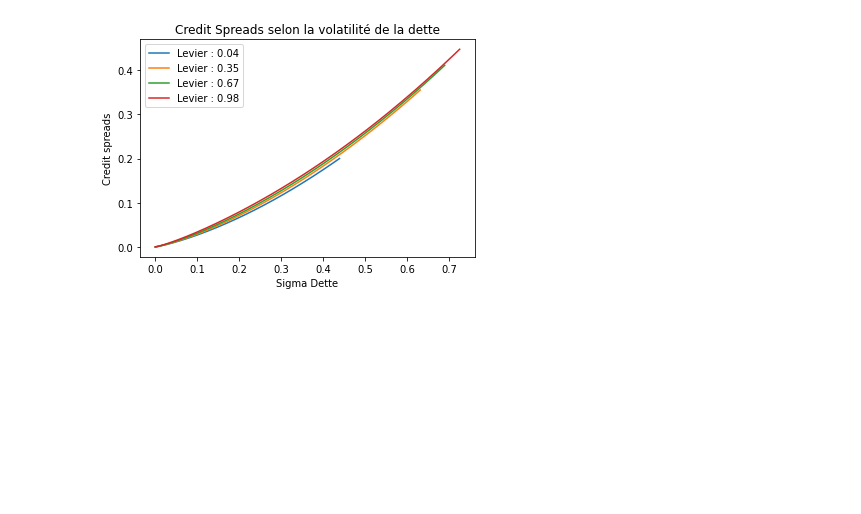
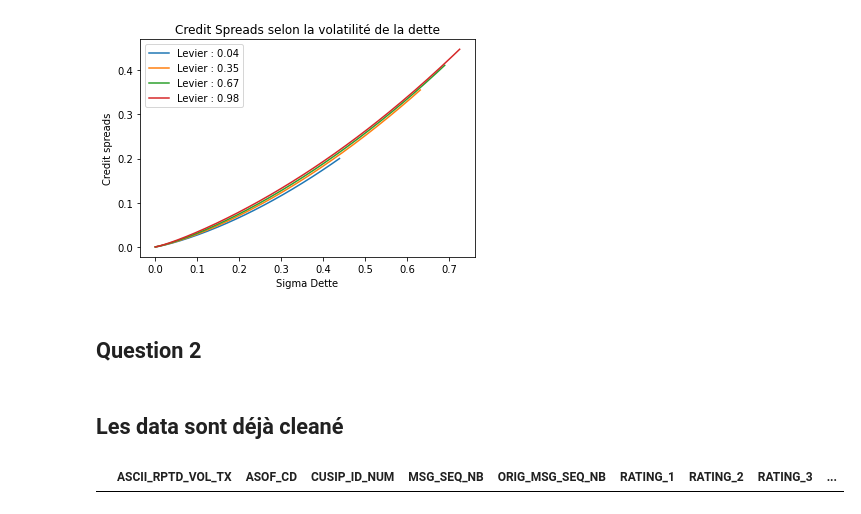
Before and after one commit to Damnsky100/Fixed-Income, a Jupyter notebook: TP/temp.ipynb, the cells around one changed output. Cells and saved outputs as stored; diff of their text form; code cells hidden in the pictures; blank space fills up the shorter version.

```diff
--- a/TP/temp.ipynb
+++ b/TP/temp.ipynb
@@ -93,3 +48,16 @@ plt.xlabel("Sigma Dette")
 # %% [output]
 Text(0.5, 0, 'Sigma Dette')
 [figure]
+# %% [markdown]
+## Question 2
+# %%
+# Import trace
+import pandas as pd
+df = pd.read_csv("/Users/sebastiencaron/Fixed-Income/Cours 6/Trace.csv")
+# %% [markdown]
+## Les data sont déjà cleané
+# %%
+df.loc[df["RATING_1"].isna() & df["RATING_2"].isna() & df["RATING_3"].isna(), :]
+# Ils ont tous des ratings
+# %% [output]
+|  | ASCII_RPTD_VOL_TX | ASOF_CD | CUSIP_ID_NUM | MSG_SEQ_NB | ORIG_MSG_SEQ_NB | RATING_1 | RATING_2 | RATING_3 | ... |
```
Also changed, not shown: parts of 27 cells of this notebook, 4 other files.
